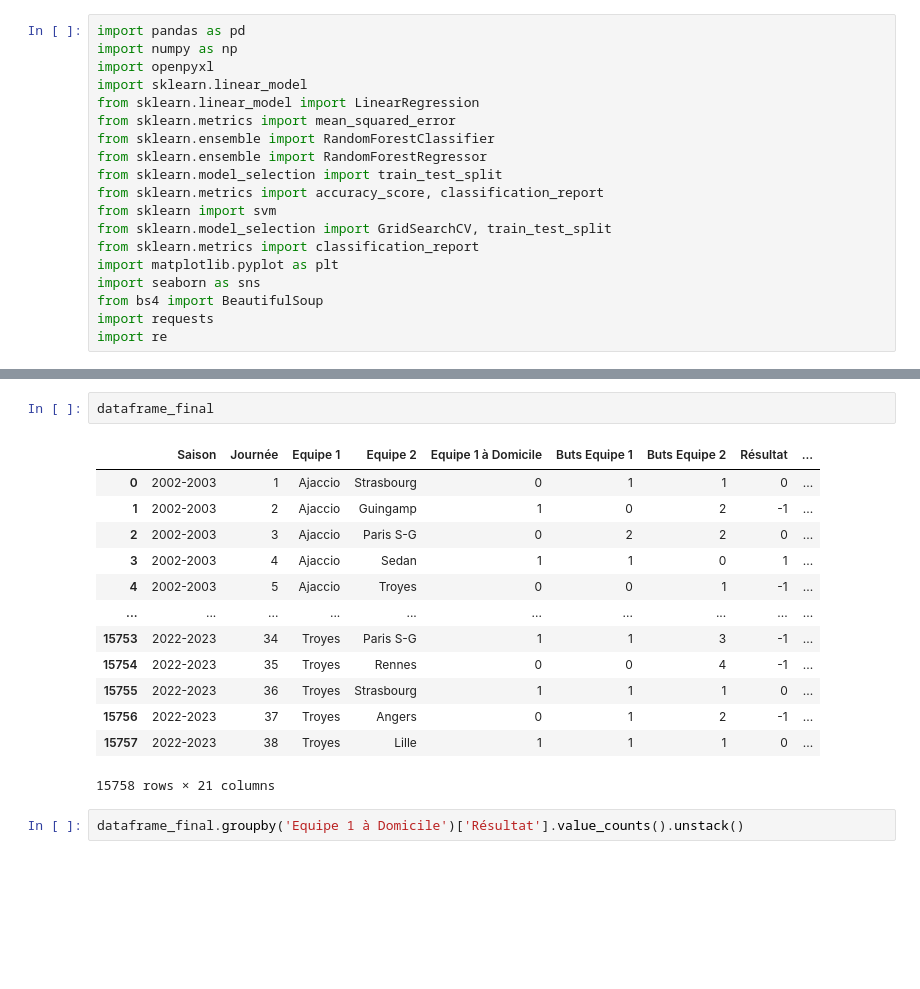
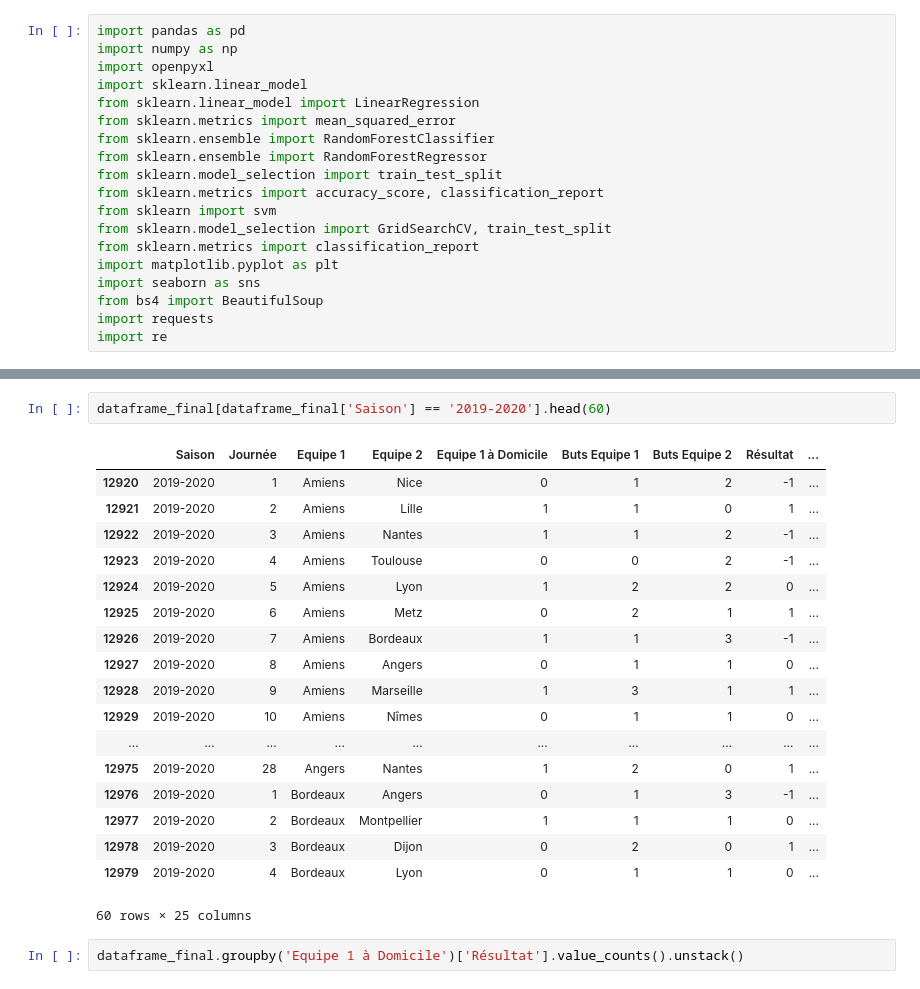
Before and after one commit to alexandreviard/Ligue1Predictor, a Jupyter notebook: Tests.ipynb, the cells around one changed output, grey strips where cells are left out. Cells and saved outputs as stored; diff of their text form; blank space fills up the shorter version.

```diff
--- a/Tests.ipynb
+++ b/Tests.ipynb
@@ -169,20 +159,25 @@ dataframe_final['Historique'] = dataframe_final.groupby(['Equipe 1', 'Equipe 2']
 dataframe_final.to_csv('dataframe_final.csv', encoding = 'utf-8', index=False)
-# %%
-dataframe_final
-# %% [output]
-|  | Saison | Journée | Equipe 1 | Equipe 2 | Equipe 1 à Domicile | Buts Equipe 1 | Buts Equipe 2 | Résultat | ... |
-| 0 | 2002-2003 | 1 | Ajaccio | Strasbourg | 0 | 1 | 1 | 0 | ... |
-| 1 | 2002-2003 | 2 | Ajaccio | Guingamp | 1 | 0 | 2 | -1 | ... |
-| 2 | 2002-2003 | 3 | Ajaccio | Paris S-G | 0 | 2 | 2 | 0 | ... |
-| 3 | 2002-2003 | 4 | Ajaccio | Sedan | 1 | 1 | 0 | 1 | ... |
-| 4 | 2002-2003 | 5 | Ajaccio | Troyes | 0 | 0 | 1 | -1 | ... |
-| ... | ... | ... | ... | ... | ... | ... | ... | ... | ... |
-| 15753 | 2022-2023 | 34 | Troyes | Paris S-G | 1 | 1 | 3 | -1 | ... |
-| 15754 | 2022-2023 | 35 | Troyes | Rennes | 0 | 0 | 4 | -1 | ... |
-| 15755 | 2022-2023 | 36 | Troyes | Strasbourg | 1 | 1 | 1 | 0 | ... |
-| 15756 | 2022-2023 | 37 | Troyes | Angers | 0 | 1 | 2 | -1 | ... |
-| 15757 | 2022-2023 | 38 | Troyes | Lille | 1 | 1 | 1 | 0 | ... |
-15758 rows × 21 columns
+# %%
+dataframe_final[dataframe_final['Saison'] == '2019-2020'].head(60)
+# %% [output]
+|  | Saison | Journée | Equipe 1 | Equipe 2 | Equipe 1 à Domicile | Buts Equipe 1 | Buts Equipe 2 | Résultat | ... |
+| 12920 | 2019-2020 | 1 | Amiens | Nice | 0 | 1 | 2 | -1 | ... |
+| 12921 | 2019-2020 | 2 | Amiens | Lille | 1 | 1 | 0 | 1 | ... |
+| 12922 | 2019-2020 | 3 | Amiens | Nantes | 1 | 1 | 2 | -1 | ... |
+| 12923 | 2019-2020 | 4 | Amiens | Toulouse | 0 | 0 | 2 | -1 | ... |
+| 12924 | 2019-2020 | 5 | Amiens | Lyon | 1 | 2 | 2 | 0 | ... |
+| 12925 | 2019-2020 | 6 | Amiens | Metz | 0 | 2 | 1 | 1 | ... |
+| 12926 | 2019-2020 | 7 | Amiens | Bordeaux | 1 | 1 | 3 | -1 | ... |
+| 12927 | 2019-2020 | 8 | Amiens | Angers | 0 | 1 | 1 | 0 | ... |
+| 12928 | 2019-2020 | 9 | Amiens | Marseille | 1 | 3 | 1 | 1 | ... |
+| 12929 | 2019-2020 | 10 | Amiens | Nîmes | 0 | 1 | 1 | 0 | ... |
+| ... | ... | ... | ... | ... | ... | ... | ... | ... | ... |
+| 12975 | 2019-2020 | 28 | Angers | Nantes | 1 | 2 | 0 | 1 | ... |
+| 12976 | 2019-2020 | 1 | Bordeaux | Angers | 0 | 1 | 3 | -1 | ... |
+| 12977 | 2019-2020 | 2 | Bordeaux | Montpellier | 1 | 1 | 1 | 0 | ... |
+| 12978 | 2019-2020 | 3 | Bordeaux | Dijon | 0 | 2 | 0 | 1 | ... |
+| 12979 | 2019-2020 | 4 | Bordeaux | Lyon | 0 | 1 | 1 | 0 | ... |
+60 rows × 25 columns
 # %%
 dataframe_final.groupby('Equipe 1 à Domicile')['Résultat'].value_counts().unstack()
 # %% [output]
```
Also changed, not shown: parts of 19 cells of this notebook, 2 other files.
